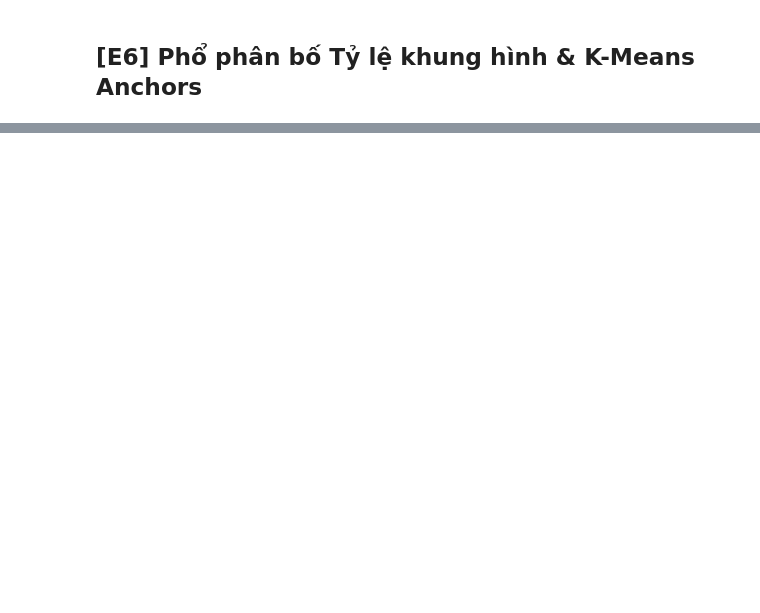
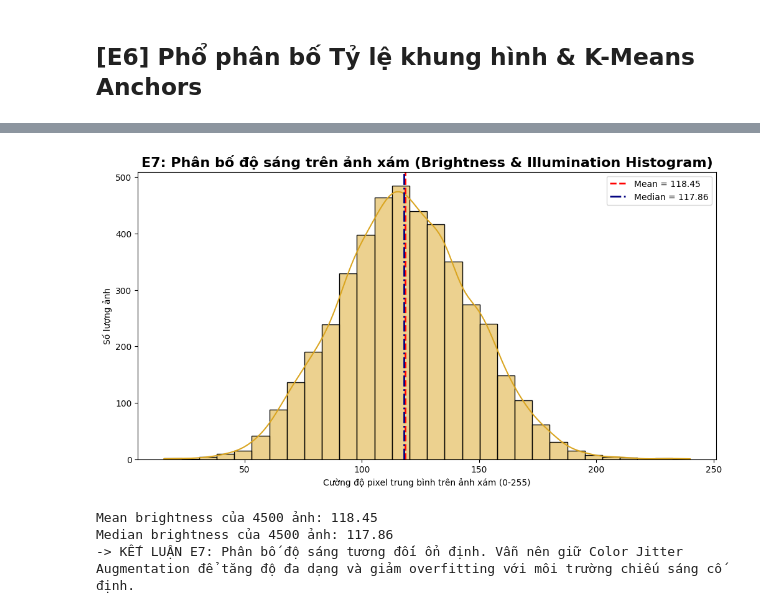
Before and after one commit to vtdung23/Object-Detection-Application, a Jupyter notebook: Traffic-Sign-Detection-ZaloAI/data_preparation/eda_analysis.ipynb, the cells around one changed output, grey strips where cells are left out. Drawn from its saved outputs; the diff is of its cells as text; code cells hidden in the pictures; blank space fills up the shorter version.

```diff
--- a/Traffic-Sign-Detection-ZaloAI/data_preparation/eda_analysis.ipynb
+++ b/Traffic-Sign-Detection-ZaloAI/data_preparation/eda_analysis.ipynb
@@ -276,0 +374,48 @@ print("\n-> Hãy copy các thông số này nạp vào AnchorGenerator của Fas
+# %%
+# Vì tập train không quá lớn, ta sẽ dùng toàn bộ dữ liệu để phân tích độ sáng
+# Điều này cho ra phân phối thực tế hơn và giúp đánh giá xem ảnh có lệch về tối/sáng không.
+# Nếu biểu đồ bị lệch về tối hoặc sáng quá mức, nên dùng Color Jitter Augmentation để tăng độ robust cho mô hình.
+valid_df_img = df_img[df_img['file_name'].isin(set(os.listdir(IMAGES_DIR)))].copy()
+brightness_values = []
+
+for _, img_row in valid_df_img.iterrows():
+    img_path = os.path.join(IMAGES_DIR, img_row['file_name'])
+    img_bgr = cv2.imread(img_path, cv2.IMREAD_COLOR)
+    if img_bgr is None:
+        continue
+
+    gray_img = cv2.cvtColor(img_bgr, cv2.COLOR_BGR2GRAY)
+    brightness_values.append(float(gray_img.mean()))
+
+if len(brightness_values) == 0:
+    print("Không tìm thấy ảnh hợp lệ để phân tích độ sáng.")
+else:
+    brightness_array = np.array(brightness_values)
+    mean_brightness = float(brightness_array.mean())
+    median_brightness = float(np.median(brightness_array))
+
+    plt.figure(figsize=(12, 6))
+    sns.histplot(brightness_array, bins=30, color='goldenrod', edgecolor='black', kde=True)
+    plt.axvline(mean_brightness, color='red', linestyle='--', linewidth=2, label=f'Mean = {mean_brightness:.2f}')
+    plt.axvline(median_brightness, color='navy', linestyle='-.', linewidth=2, label=f'Median = {median_brightness:.2f}')
+    plt.title('E7: Phân bố độ sáng trên ảnh xám (Brightness & Illumination Histogram)', fontsize=16, fontweight='bold')
+    plt.xlabel('Cường độ pixel trung bình trên ảnh xám (0-255)')
+    plt.ylabel('Số lượng ảnh')
+    plt.legend()
+    plt.savefig(os.path.join(REPORTS_DIR, 'E7_brightness_histogram.png'), bbox_inches='tight', dpi=300)
+    plt.show()
+
+    print(f"Mean brightness của {len(brightness_array)} ảnh: {mean_brightness:.2f}")
+    print(f"Median brightness của {len(brightness_array)} ảnh: {median_brightness:.2f}")
+
+    if mean_brightness < 90:
+        print("-> KẾT LUẬN E7: Phân bố ảnh bị lệch về phía tối. Nên dùng Color Jitter Augmentation để tăng biến thiên độ sáng và tránh mô hình học thói quen nhận dạng trong điều kiện thiếu sáng.")
+    elif mean_brightness > 170:
+        print("-> KẾT LUẬN E7: Phân bố ảnh bị lệch về phía sáng quá mức. Nên dùng Color Jitter Augmentation để làm mượt độ sáng và tăng tính robust khi gặp cảnh có ánh sáng mạnh.")
+    else:
+        print("-> KẾT LUẬN E7: Phân bố độ sáng tương đối ổn định. Vẫn nên giữ Color Jitter Augmentation để tăng độ đa dạng và giảm overfitting với môi trường chiếu sáng cố định.")
+# %% [output]
+[figure, added]
+Mean brightness của 4500 ảnh: 118.45
+Median brightness của 4500 ảnh: 117.86
+-> KẾT LUẬN E7: Phân bố độ sáng tương đối ổn định. Vẫn nên giữ Color Jitter Augmentation để tăng độ đa dạng và giảm overfitting với môi trường chiếu sáng cố định.
```
Also changed, not shown: parts of 10 cells of this notebook, 9 other files.
